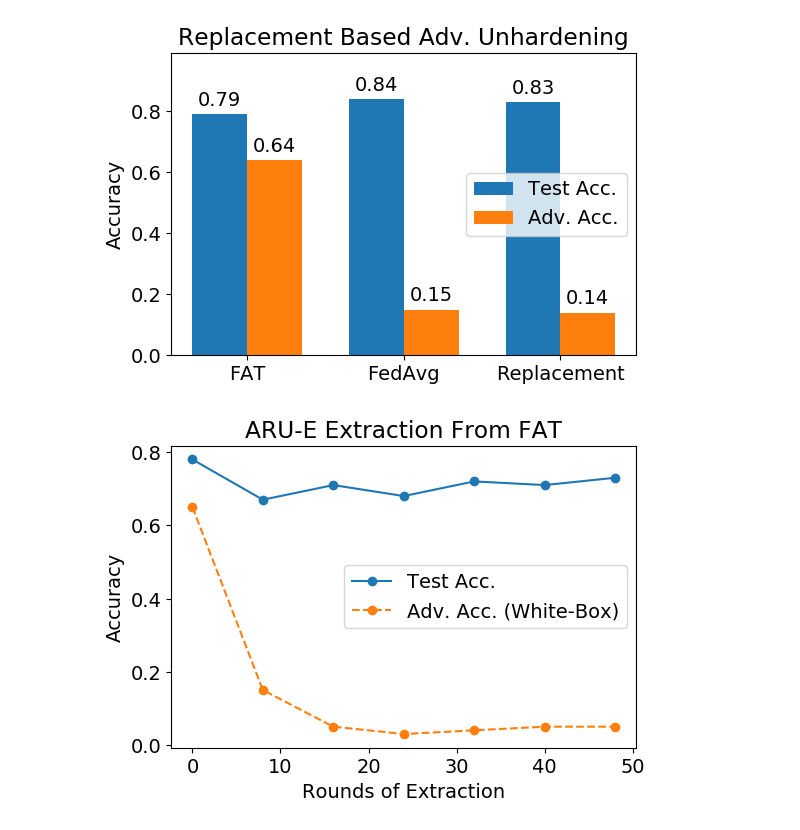
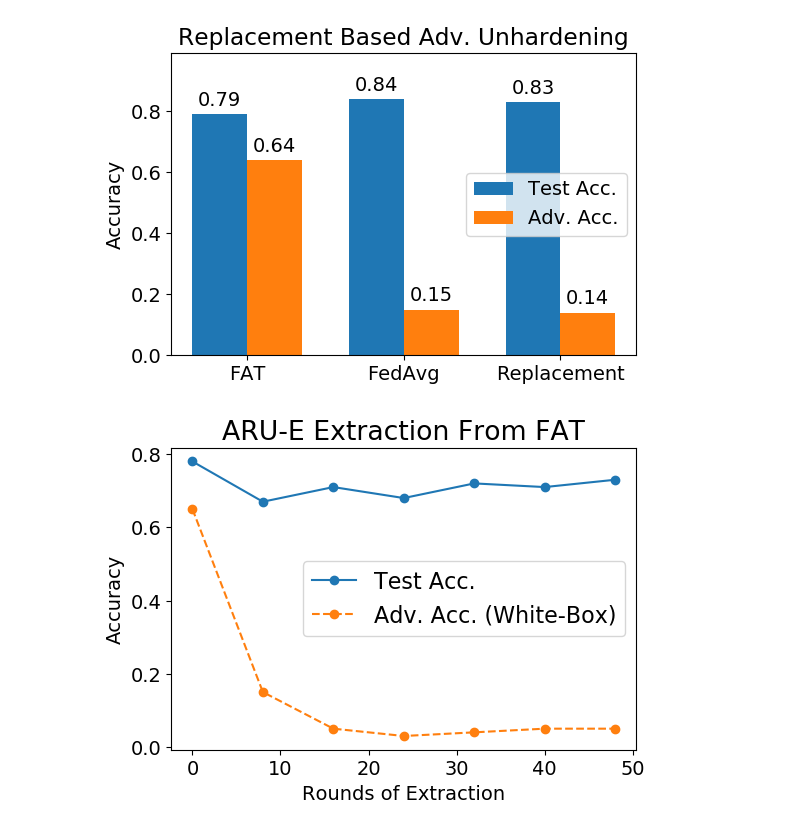
Before and after one commit to tj-kim/DistMEC, a Jupyter notebook: experiments/23_06_21 Exp9 Federated Learning.ipynb, the cells around one changed output. Cells and saved outputs as stored; diff of their text form; code cells hidden in the pictures.

```diff
--- a/experiments/23_06_21 Exp9 Federated Learning.ipynb
+++ b/experiments/23_06_21 Exp9 Federated Learning.ipynb
@@ -334,31 +334,31 @@ plt.show()
 # %%
 import matplotlib.pyplot as plt
 import matplotlib
 
 # Data for the lines
 x = [0, 8, 16, 24, 32, 40, 48]
 y1 = [0.78, 0.67, 0.71, 0.68, 0.72, 0.71, 0.73]
 y2 = [0.65, 0.15, 0.05, 0.03, 0.04, 0.05, 0.05]
 
 # Create the figure and axes
 fig, ax = plt.subplots(figsize=(6, 4), dpi=100)
 
 # Plot the lines
 ax.plot(x, y1, label='Test Acc.', marker = 'o')
 ax.plot(x, y2, label='Adv. Acc. (White-Box)', marker = 'o', linestyle = '--')
 
 font = {'family' : 'normal',
         'weight' : 'normal',
-        'size'   : 14}
+        'size'   : 16}
 
 matplotlib.rc('font', **font)
 
 # Add some text for labels, title, and legend
 ax.set_xlabel('Rounds of Extraction')
 ax.set_ylabel('Accuracy')
 ax.set_title('ARU-E Extraction From FAT')
 ax.legend()
 
 plt.show()
 # %% [output]
-[figure, old version]
+[figure, new version]
```
